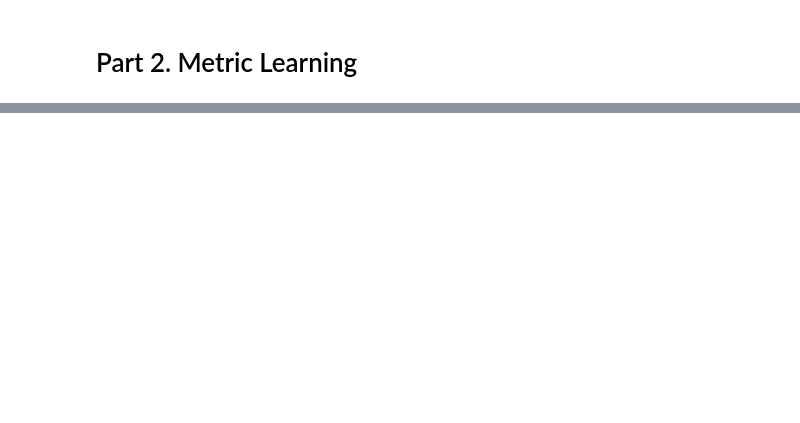
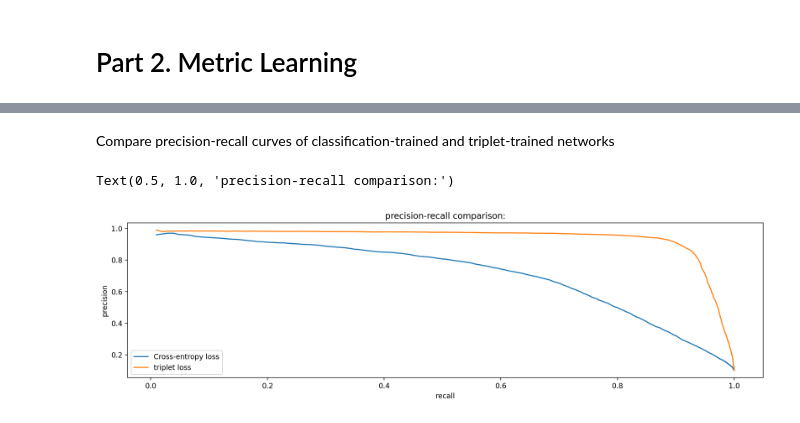
Before and after one commit to VladyslavHladchenko/cnn_metric_learning, a Jupyter notebook: view.ipynb, the cells around one changed output, grey strips where cells are left out. Saved outputs shown, nothing was run; the diff lists cells and outputs as text; code cells hidden in the pictures; blank space fills up the shorter version.

```diff
--- a/view.ipynb
+++ b/view.ipynb
@@ -134,0 +126,13 @@ mAP = 0.7134241280306531
+# %% [markdown]
+Compare precision-recall curves of classification-trained and triplet-trained networks
+# %%
+""" Plot Precision vs. Recall"""
+plt.plot(mRec, mPrec)
+plt.plot(mRec_triple, mPrec_triple)
+plt.legend(['Cross-entropy loss', 'triplet loss'])
+plt.xlabel("recall")
+plt.ylabel("precision")
+plt.title("precision-recall comparison:")
+# %% [output]
+Text(0.5, 1.0, 'precision-recall comparison:')
+[figure, added]
```
Also changed, not shown: parts of 22 cells of this notebook, 2 other files.
